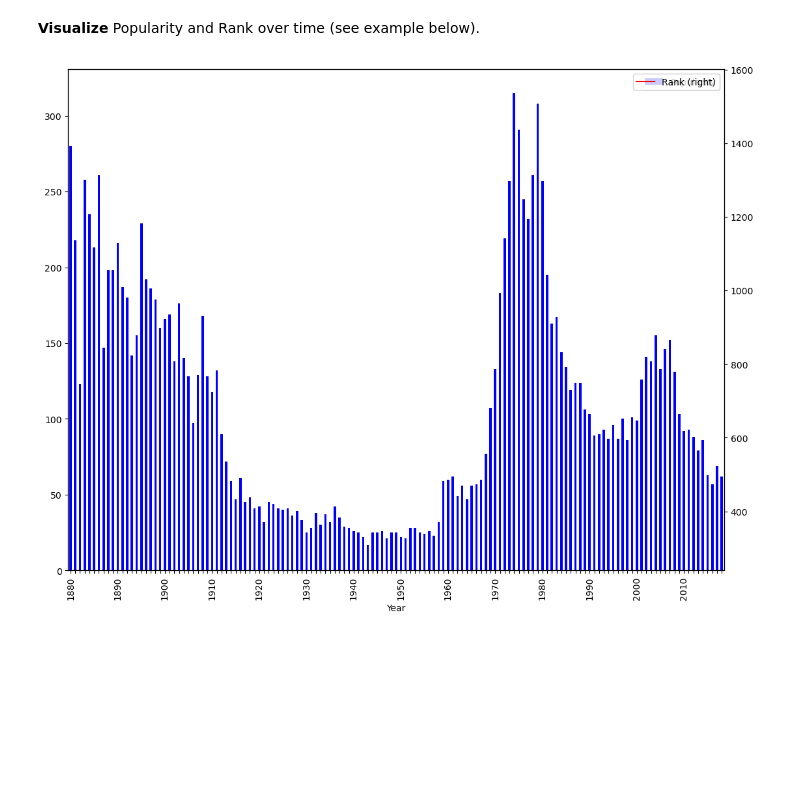
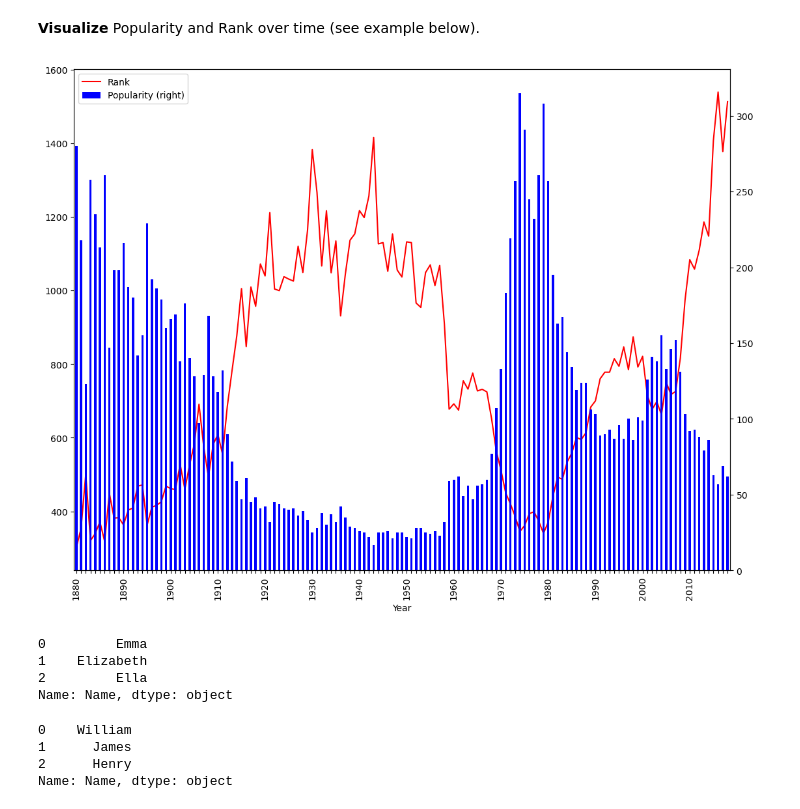
Before and after one commit to nickmnt/data, a Jupyter notebook: practical-ds/babies-analysis/AnalyzeBabies.ipynb, the cells around one changed output. Saved outputs shown, nothing was run; the diff lists cells and outputs as text; code cells hidden in the pictures; blank space fills up the shorter version.

Commit message:
Updated the baby names analysis notebook

```diff
--- a/practical-ds/babies-analysis/AnalyzeBabies.ipynb
+++ b/practical-ds/babies-analysis/AnalyzeBabies.ipynb
@@ -437,14 +437,14 @@ df
  __Visualize__ Popularity and Rank over time (see example below).
 # %%
 df1 = df[df['Name'] == 'Josh']
-ax = df1.plot(x='Year', y='Popularity', kind='bar', figsize=(13, 10), color='Blue')
-ax2 = ax.twinx()
-df1.plot(x='Year', y='Rank', kind='line', ax=ax2, secondary_y=True, color='Red')
+ax = df1.plot(x='Year', y='Rank', kind='line', figsize=(13, 10), color='Red', use_index=False)
+# ax2 = ax.twinx()
+df1.plot(x='Year', y='Popularity', kind='bar', ax=ax, secondary_y=True, color='Blue')
 
 for i, t in enumerate(ax.get_xticklabels()):
     if (i % 10) != 0:
         t.set_visible(False)
 
 plt.show()
 # %% [output]
-[figure, old version]
+[figure, new version]
@@ -450,0 +459,14 @@ plt.show()
+# %%
+f_evergreens
+# %% [output]
+0         Emma
+1    Elizabeth
+2         Ella
+Name: Name, dtype: object
+# %%
+m_evergreens
+# %% [output]
+0    William
+1      James
+2      Henry
+Name: Name, dtype: object
```
Also changed, not shown: parts of 28 cells of this notebook.
